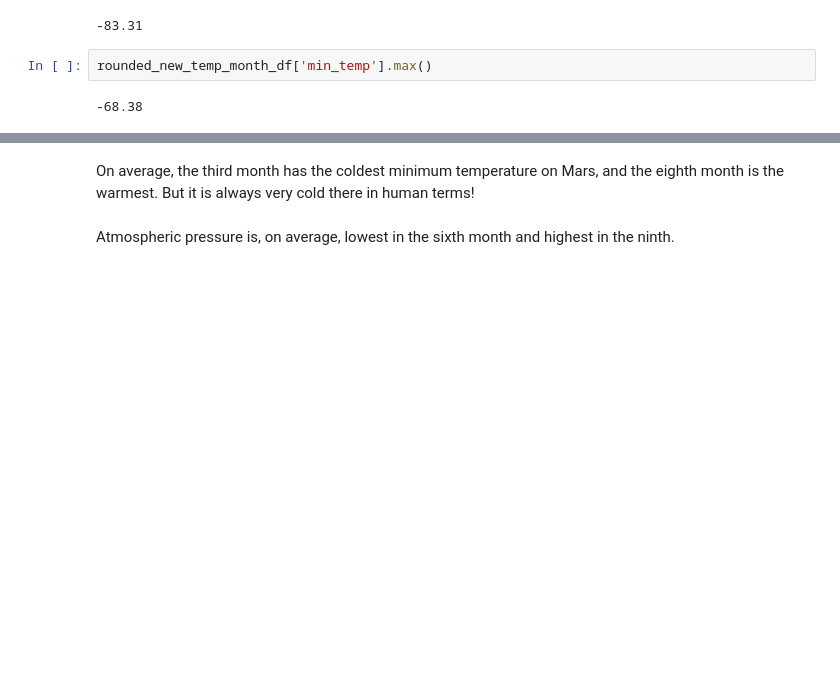
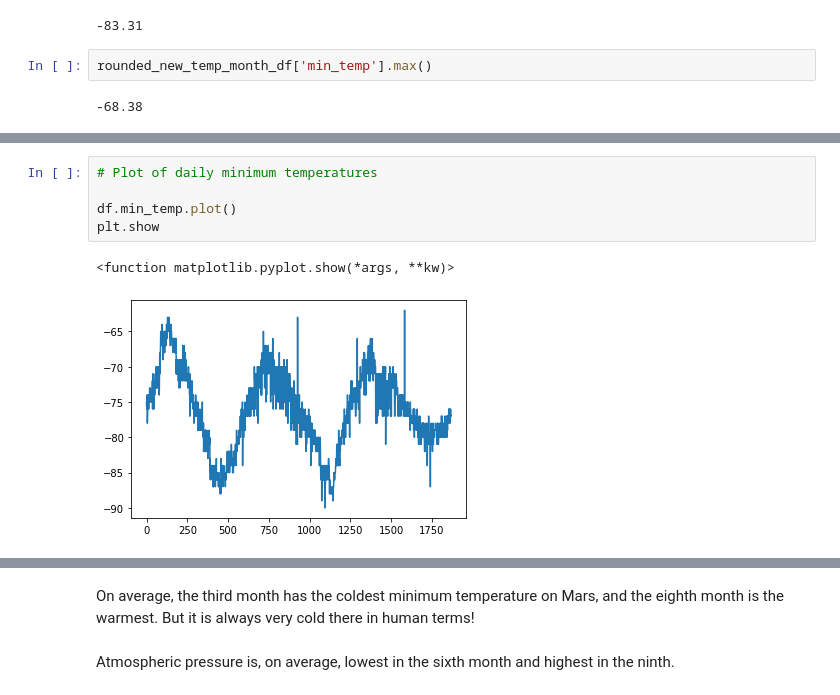
Before and after one commit to SandraBotica/module11-challenge, a Jupyter notebook: part_2_mars_weather.ipynb, the cells around one changed output, grey strips where cells are left out. Cells and saved outputs as stored; diff of their text form; blank space fills up the shorter version.

```diff
--- a/part_2_mars_weather.ipynb
+++ b/part_2_mars_weather.ipynb
@@ -330,0 +449,8 @@ Hottest Month 8 -68.38
+# %%
+# Plot of daily minimum temperatures
+
+df.min_temp.plot()
+plt.show
+# %% [output]
+<function matplotlib.pyplot.show(*args, **kw)>
+[figure, added]
```
Also changed, not shown: parts of 20 cells of this notebook, 7 other files.
